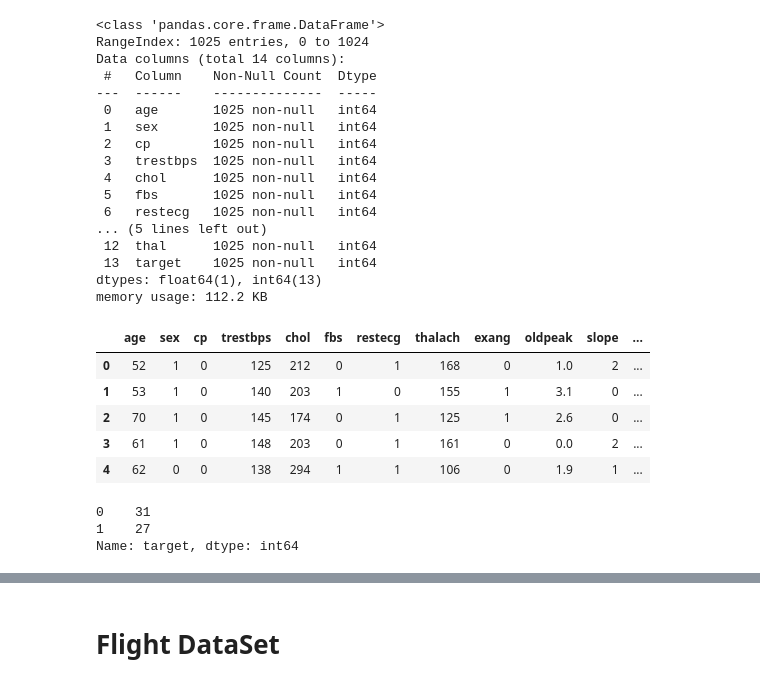
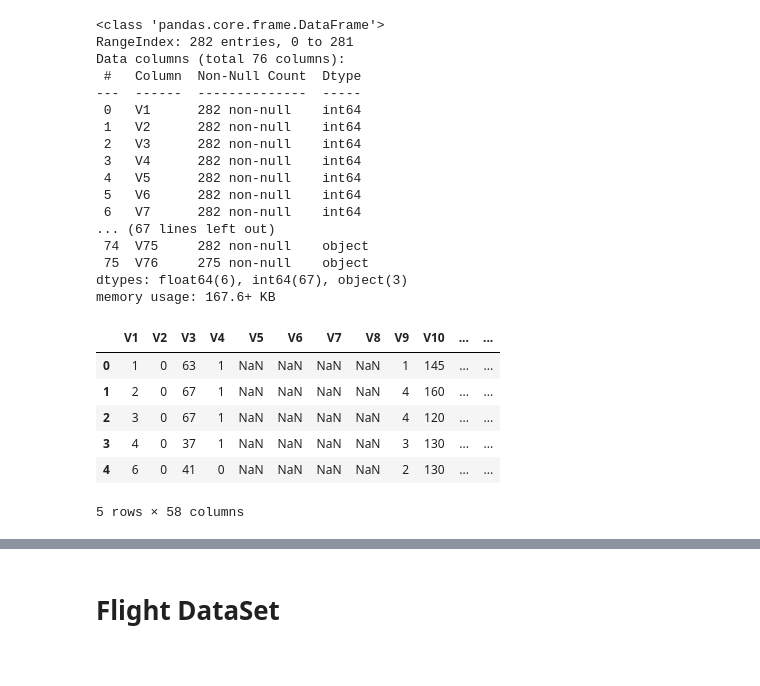
Before and after one commit to Harsh502s/Python-Assignments, a Jupyter notebook: Notebooks/Python Assignment 7 Data Processing.ipynb, the cells around one changed output, grey strips where cells are left out. Drawn from its saved outputs; the diff is of its cells as text; code cells hidden in the pictures.

```diff
--- a/Notebooks/Python Assignment 7 Data Processing.ipynb
+++ b/Notebooks/Python Assignment 7 Data Processing.ipynb
@@ -8,4 +10,4 @@ import seaborn as sns
 # %%
-df = pd.read_csv(r'C:\Users\ds12\College\Python-Assignments\Dataset\heart.csv')
+df = pd.read_csv(r'C:\Users\ds12\College\Python-Assignments\Dataset\heartdiseases.csv')
 df.head()
 # %% [output]
@@ -31,35 +35,34 @@ df.describe()
 df.info()
 # %% [output]
 <class 'pandas.core.frame.DataFrame'>
-RangeIndex: 1025 entries, 0 to 1024
-Data columns (total 14 columns):
- #   Column    Non-Null Count  Dtype
----  ------    --------------  -----
- 0   age       1025 non-null   int64
- 1   sex       1025 non-null   int64
- 2   cp        1025 non-null   int64
- 3   trestbps  1025 non-null   int64
- 4   chol      1025 non-null   int64
- 5   fbs       1025 non-null   int64
- 6   restecg   1025 non-null   int64
-... (5 lines left out)
- 12  thal      1025 non-null   int64
- 13  target    1025 non-null   int64
-dtypes: float64(1), int64(13)
-memory usage: 112.2 KB
+RangeIndex: 282 entries, 0 to 281
+Data columns (total 76 columns):
+ #   Column  Non-Null Count  Dtype
+---  ------  --------------  -----
+ 0   V1      282 non-null    int64
+ 1   V2      282 non-null    int64
+ 2   V3      282 non-null    int64
+ 3   V4      282 non-null    int64
+ 4   V5      282 non-null    int64
+ 5   V6      282 non-null    int64
+ 6   V7      282 non-null    int64
+... (67 lines left out)
+ 74  V75     282 non-null    object
+ 75  V76     275 non-null    object
+dtypes: float64(6), int64(67), object(3)
+memory usage: 167.6+ KB
+# %%
+# Replacing -9 to NaN
+
+df.replace(-9, np.nan, inplace=True)
 # %%
-subset = df.iloc[:58,:]
+subset = df.iloc[:,:58]
 subset.head()
 # %% [output]
-|  | age | sex | cp | trestbps | chol | fbs | restecg | thalach | exang | oldpeak | slope | ... |
-| 0 | 52 | 1 | 0 | 125 | 212 | 0 | 1 | 168 | 0 | 1.0 | 2 | ... |
-| 1 | 53 | 1 | 0 | 140 | 203 | 1 | 0 | 155 | 1 | 3.1 | 0 | ... |
-| 2 | 70 | 1 | 0 | 145 | 174 | 0 | 1 | 125 | 1 | 2.6 | 0 | ... |
-| 3 | 61 | 1 | 0 | 148 | 203 | 0 | 1 | 161 | 0 | 0.0 | 2 | ... |
-| 4 | 62 | 0 | 0 | 138 | 294 | 1 | 1 | 106 | 0 | 1.9 | 1 | ... |
+|  | V1 | V2 | V3 | V4 | V5 | V6 | V7 | V8 | V9 | V10 | ... | ... |
+| 0 | 1 | 0 | 63 | 1 | NaN | NaN | NaN | NaN | 1 | 145 | ... | ... |
+| 1 | 2 | 0 | 67 | 1 | NaN | NaN | NaN | NaN | 4 | 160 | ... | ... |
+| 2 | 3 | 0 | 67 | 1 | NaN | NaN | NaN | NaN | 4 | 120 | ... | ... |
+| 3 | 4 | 0 | 37 | 1 | NaN | NaN | NaN | NaN | 3 | 130 | ... | ... |
+| 4 | 6 | 0 | 41 | 0 | NaN | NaN | NaN | NaN | 2 | 130 | ... | ... |
+5 rows × 58 columns
-# %%
-subset.target.value_counts()
-# %% [output]
-0    31
-1    27
-Name: target, dtype: int64
```
Also changed, not shown: parts of 4 cells of this notebook, 6 other files.
